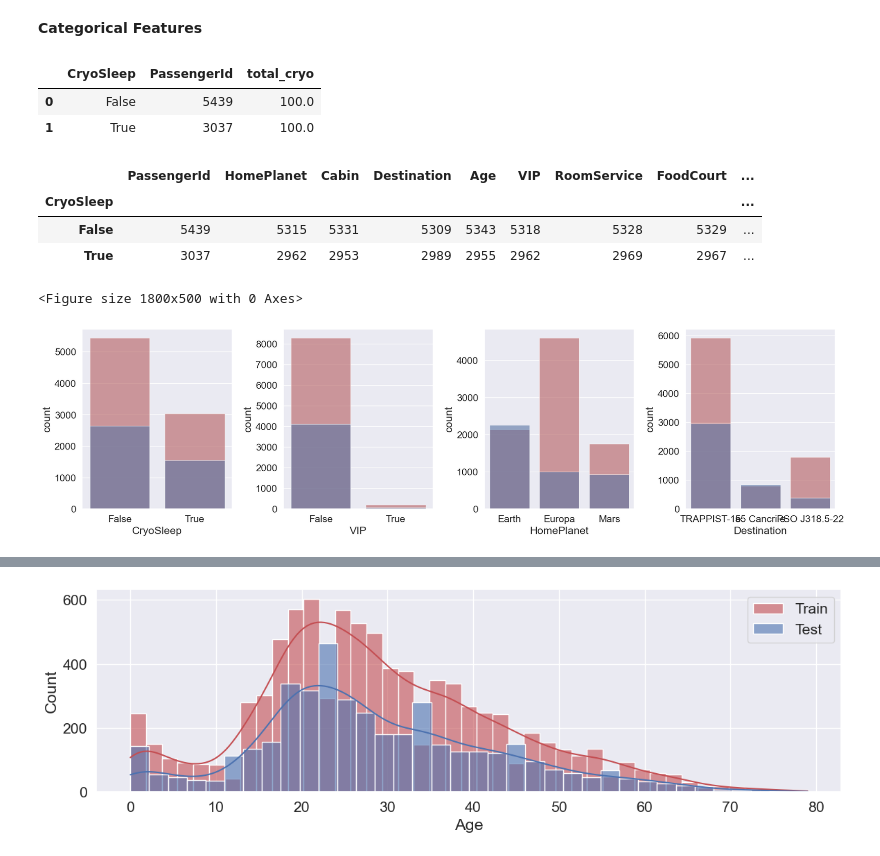
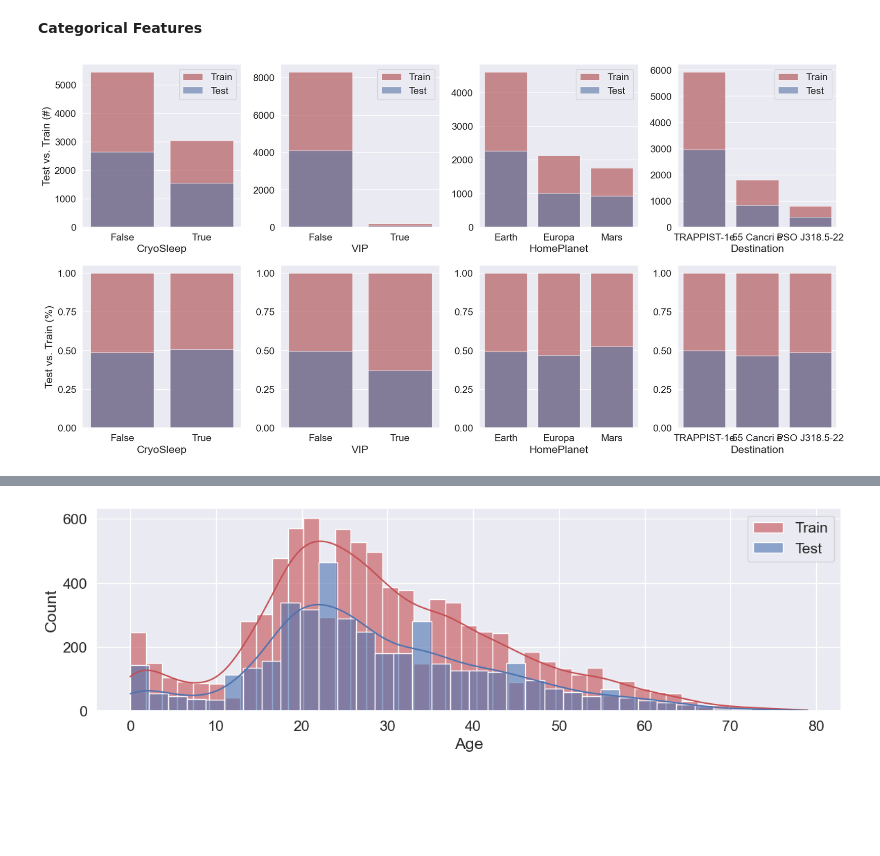
Before and after one commit to GuillermoIzquierdo/Spaceship-Project, a Jupyter notebook: notebooks/preliminary-exploration.ipynb, the cells around one changed output, grey strips where cells are left out. Cells and saved outputs as stored; diff of their text form; code cells hidden in the pictures; blank space fills up the shorter version.

```diff
--- a/notebooks/preliminary-exploration.ipynb
+++ b/notebooks/preliminary-exploration.ipynb
@@ -117,42 +117,41 @@ Hence, it is negligible across the board.
 ### Comparing the distribution of data
 # %% [markdown]
 **Categorical Features**
-# %%
-total = df.groupby('CryoSleep')['PassengerId'].count().reset_index()
-sleepers = df[df['CryoSleep'] == True].groupby('CryoSleep')['PassengerId'].count().reset_index()
-sleepers['total_cryo'] = [i / j * 100 for i, j in zip(sleepers['PassengerId'], total['PassengerId'])]
-total['total_cryo'] = [i / j * 100 for i, j in zip(total['PassengerId'], total['PassengerId'])]
-# %% [output]
-|  | CryoSleep | PassengerId | total_cryo |
-| 0 | False | 5439 | 100.0 |
-| 1 | True | 3037 | 100.0 |
-# %%
-cat_features = ['CryoSleep', 'VIP', 'HomePlanet', 'Destination']
-
-fig = plt.figure(figsize=(18, 5))
-
-proportion_train = df.groupby('CryoSleep')['PassengerId'].count() / df['PassengerId'].count()
-proportion_test = df_test.groupby('CryoSleep')['PassengerId'].count() / df['PassengerId'].count()
-
-df.groupby('CryoSleep').count()[]
-# %% [output]
-|  | PassengerId | HomePlanet | Cabin | Destination | Age | VIP | RoomService | FoodCourt | ... |
-| CryoSleep |  |  |  |  |  |  |  |  | ... |
-| False | 5439 | 5315 | 5331 | 5309 | 5343 | 5318 | 5328 | 5329 | ... |
-| True | 3037 | 2962 | 2953 | 2989 | 2955 | 2962 | 2969 | 2967 | ... |
-<Figure size 1800x500 with 0 Axes>
 # %%
 cat_features = ['CryoSleep', 'VIP', 'HomePlanet', 'Destination']
 
-fig = plt.figure(figsize=(18, 5))
+fig = plt.figure(figsize=(18, 9))
 
 for index, feature in enumerate(cat_features):
 
-    ax = fig.add_subplot(1, 4, index + 1)
-    sns.countplot(data = df, x = feature, alpha = 0.6, color = 'r')
-    sns.countplot(data = df_test, x = feature, alpha = 0.6, color = 'b')
+    ax = fig.add_subplot(2, 4, index + 1)
+
+    order = df.groupby(feature).count()['PassengerId'].sort_values(ascending = False).index
+
+    sns.countplot(data = df, x = feature, color = 'r', label = 'Train', order = order, alpha = 0.7)
+    sns.countplot(data = df_test, x = feature, color = 'b', label = 'Test', order = order, alpha = 0.6)
+    plt.legend()
+    if index == 0:
+        plt.ylabel('Test vs. Train (#)')
+    else:
+        plt.ylabel('')
+
+    ax = fig.add_subplot(2, 4, index + 5)
+
+    proportion = df_test.groupby(feature).count()['PassengerId'] / df.groupby(feature).count()['PassengerId']
+    proportion = proportion.reset_index().rename(columns = {'PassengerId':'Test vs. Train (%)'})
+
+    sns.barplot(data = proportion, x = feature, y = np.full(proportion.shape[0], 1), color = 'r', order = order, alpha = 0.7)
+    sns.barplot(data = proportion, x = feature, y = 'Test vs. Train (%)', color = 'b', order = order, alpha = 0.6)
+
+    plt.yticks(np.arange(0, 1.01, 0.25))
+
+    if index == 0:
+        plt.ylabel('Test vs. Train (%)')
+    else:
+        plt.ylabel('')
 
 plt.tight_layout()
 plt.show()
 # %% [output]
-[figure, old version]
+[figure, new version]
```
Also changed, not shown: parts of 3 cells of this notebook.
